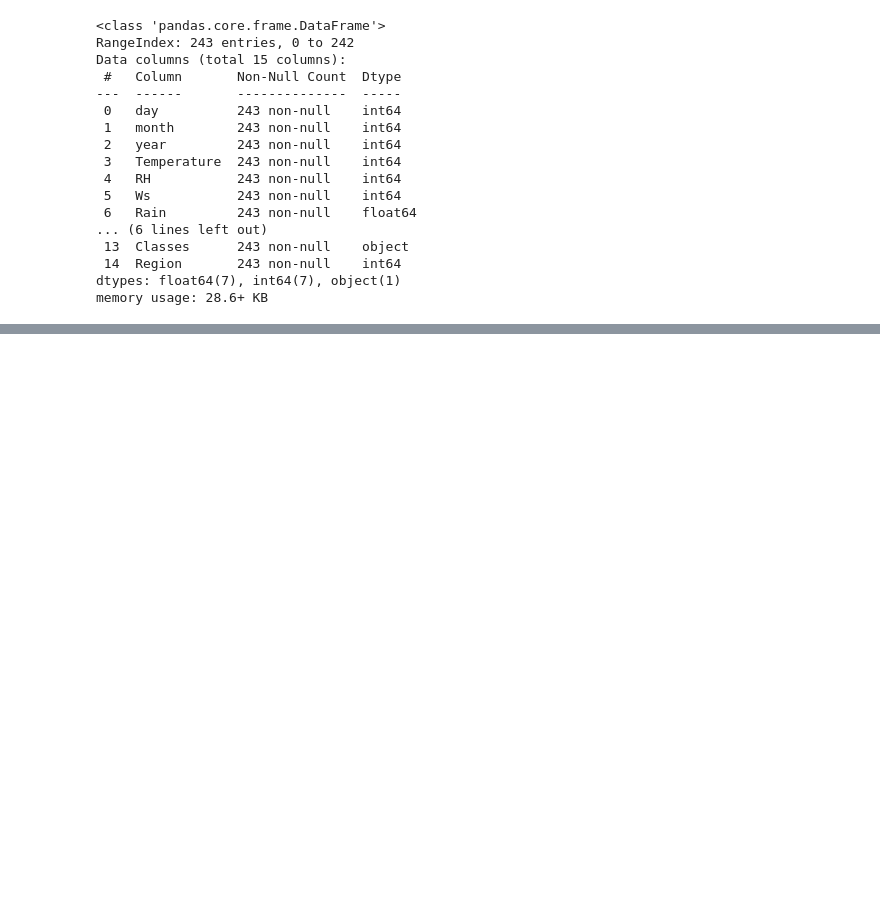
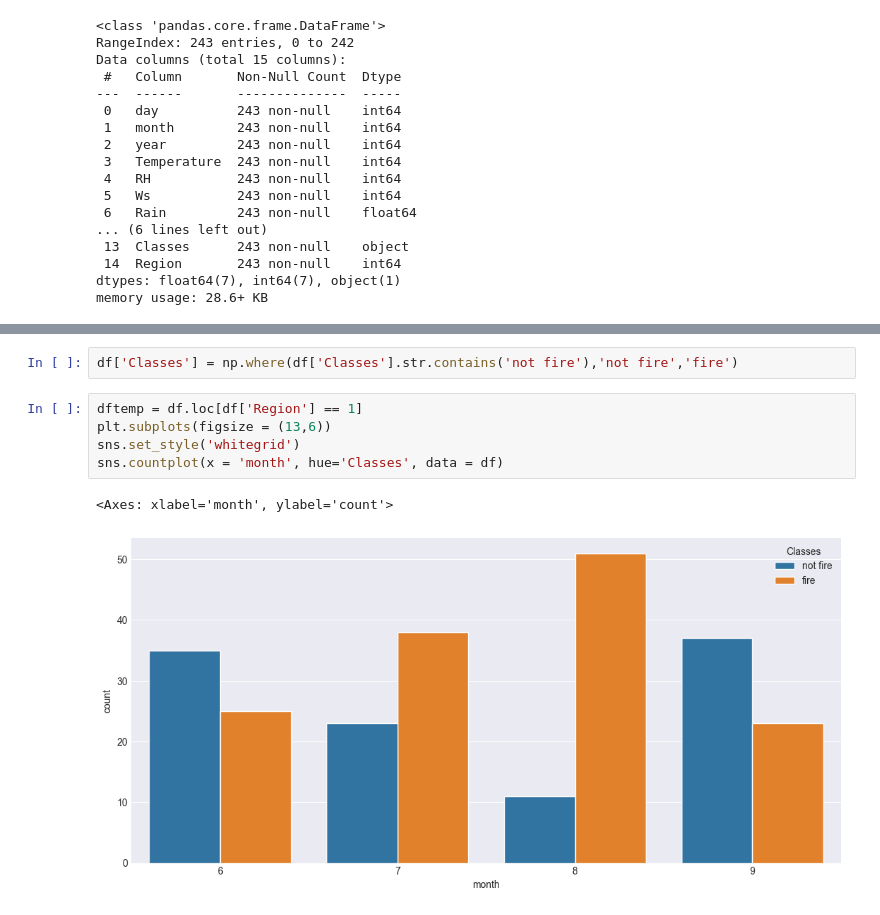
Before and after one commit to jawadchy2150/Data-Science-Course-Udemy-, a Jupyter notebook: 28-Ridge, Lasso & ElasticNet/Ridge, Lasso Regression.ipynb, the cells around one changed output, grey strips where cells are left out. Cells and saved outputs as stored; diff of their text form; blank space fills up the shorter version.

```diff
--- a/28-Ridge, Lasso & ElasticNet/Ridge, Lasso Regression.ipynb
+++ b/28-Ridge, Lasso & ElasticNet/Ridge, Lasso Regression.ipynb
@@ -161,0 +204,10 @@ memory usage: 28.6+ KB
+# %%
+df['Classes'] = np.where(df['Classes'].str.contains('not fire'),'not fire','fire')
+# %%
+dftemp = df.loc[df['Region'] == 1]
+plt.subplots(figsize = (13,6))
+sns.set_style('whitegrid')
+sns.countplot(x = 'month', hue='Classes', data = df)
+# %% [output]
+<Axes: xlabel='month', ylabel='count'>
+[figure, added]
```
Also changed, not shown: parts of 9 cells of this notebook, 1 other file.
